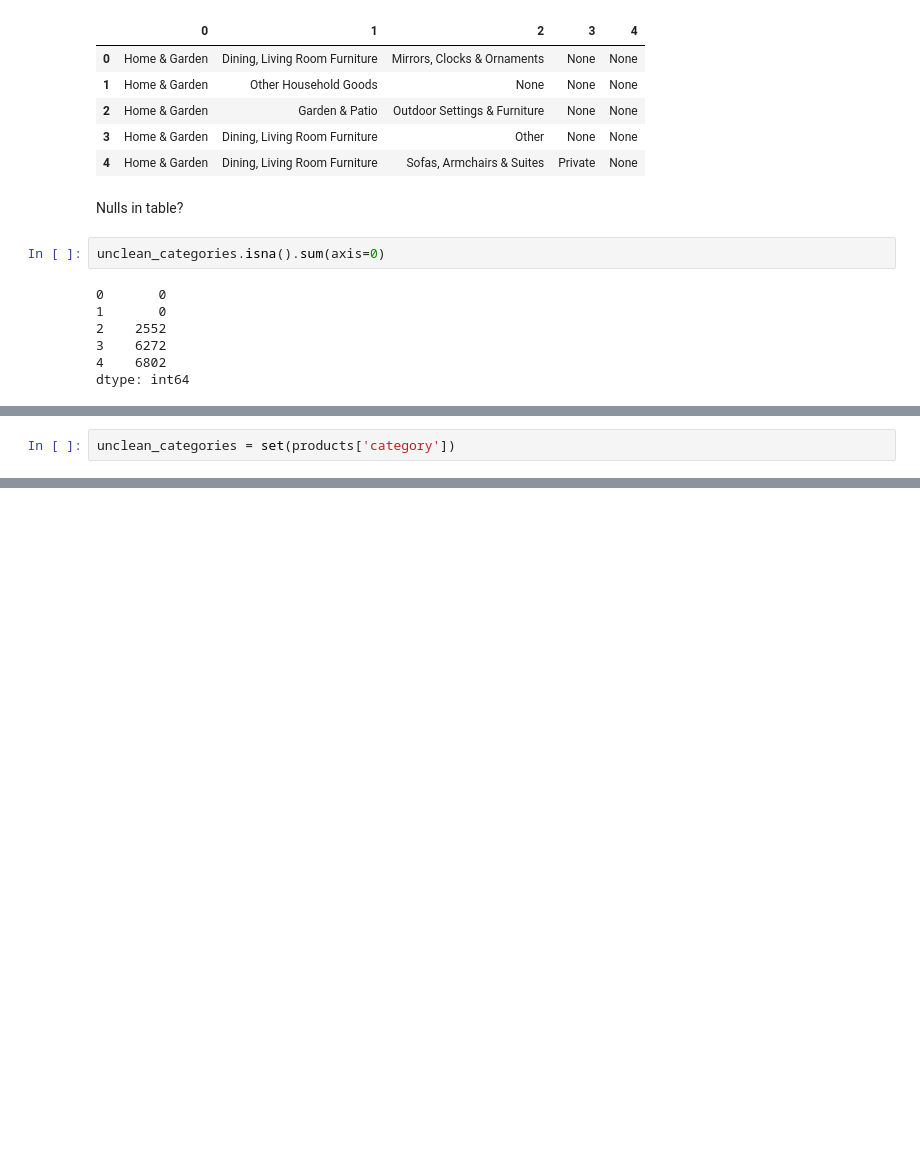
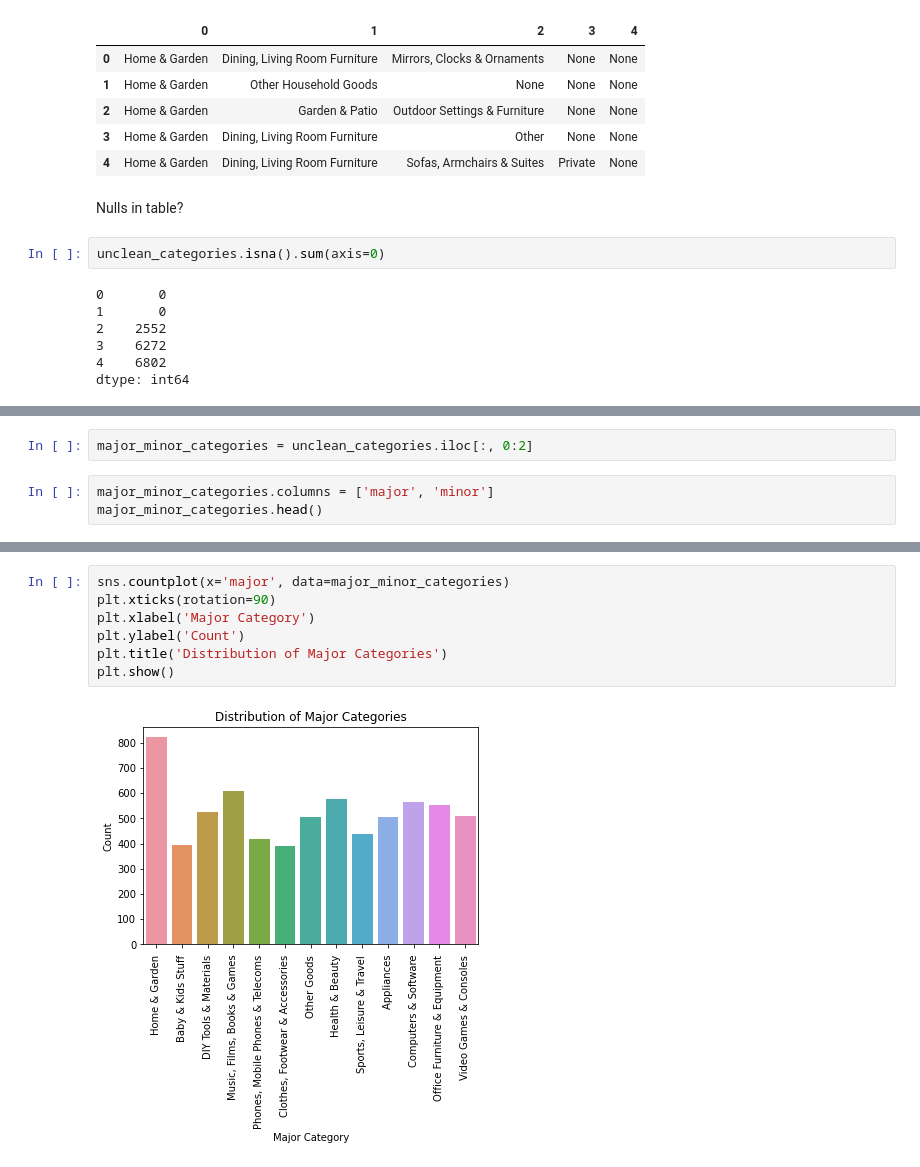
Before and after one commit to tajpatel58/Facebook-Marketplace, a Jupyter notebook: Exploring_Data/cleaning_data.ipynb, the cells around one changed output, grey strips where cells are left out. Cells and saved outputs as stored; diff of their text form; blank space fills up the shorter version.

Commit message:
Extracting Major Category from Category

```diff
--- a/Exploring_Data/cleaning_data.ipynb
+++ b/Exploring_Data/cleaning_data.ipynb
@@ -314,2 +312,0 @@ Lets start by extracting the different categories:
-# %%
-unclean_categories = set(products['category'])
@@ -340,0 +315,5 @@ products['major_category'], products['minor_category'] = list(zip(*products['cat
+# %%
+major_minor_categories = unclean_categories.iloc[:, 0:2]
+# %%
+major_minor_categories.columns = ['major', 'minor']
+major_minor_categories.head()
@@ -340,0 +327,9 @@ products['major_category'], products['minor_category'] = list(zip(*products['cat
+# %%
+sns.countplot(x='major', data=major_minor_categories)
+plt.xticks(rotation=90)
+plt.xlabel('Major Category')
+plt.ylabel('Count')
+plt.title('Distribution of Major Categories')
+plt.show()
+# %% [output]
+[figure, added]
```
Also changed, not shown: parts of 16 cells of this notebook.
